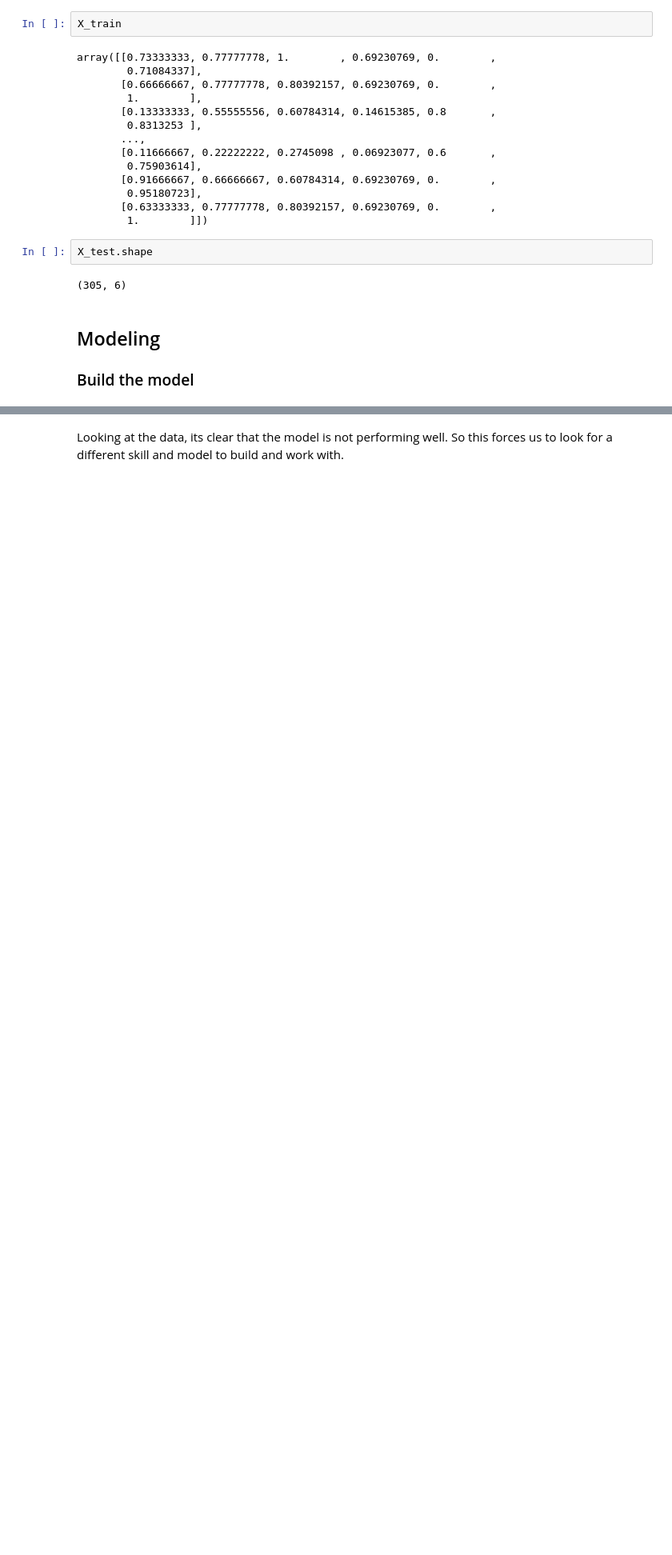
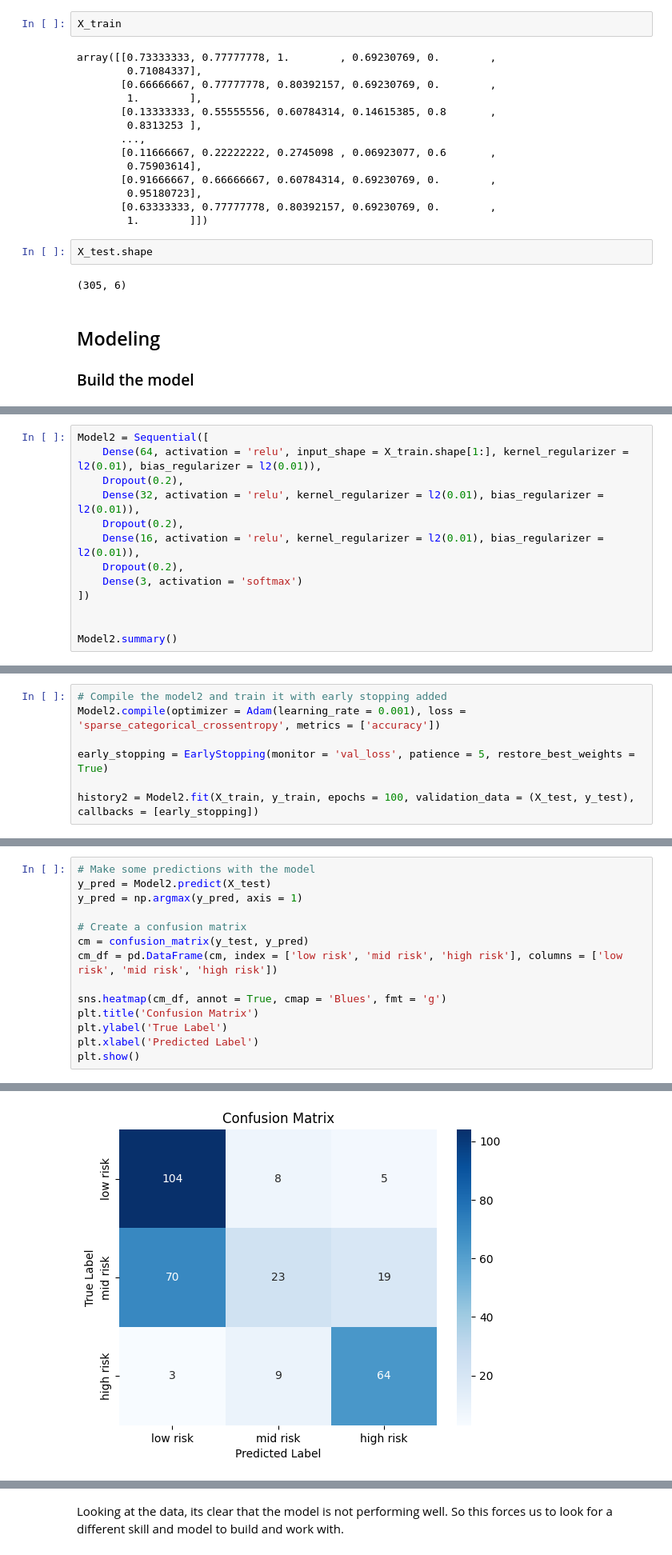
Before and after one commit to kaybrian/Maternal-Health-Risk-Data-ML-model, a Jupyter notebook: Maternal_Health_Prediction.ipynb, the cells around one changed output, grey strips where cells are left out. Shown at 80% size. Cells and saved outputs as stored; diff of their text form; blank space fills up the shorter version.

```diff
--- a/Maternal_Health_Prediction.ipynb
+++ b/Maternal_Health_Prediction.ipynb
@@ -300,0 +336,13 @@ plt.show()
+# %%
+Model2 = Sequential([
+    Dense(64, activation = 'relu', input_shape = X_train.shape[1:], kernel_regularizer = l2(0.01), bias_regularizer = l2(0.01)),
+    Dropout(0.2),
+    Dense(32, activation = 'relu', kernel_regularizer = l2(0.01), bias_regularizer = l2(0.01)),
+    Dropout(0.2),
+    Dense(16, activation = 'relu', kernel_regularizer = l2(0.01), bias_regularizer = l2(0.01)),
+    Dropout(0.2),
+    Dense(3, activation = 'softmax')
+])
+
+
+Model2.summary()
@@ -300,0 +371,7 @@ plt.show()
+# %%
+# Compile the model2 and train it with early stopping added
+Model2.compile(optimizer = Adam(learning_rate = 0.001), loss = 'sparse_categorical_crossentropy', metrics = ['accuracy'])
+
+early_stopping = EarlyStopping(monitor = 'val_loss', patience = 5, restore_best_weights = True)
+
+history2 = Model2.fit(X_train, y_train, epochs = 100, validation_data = (X_test, y_test), callbacks = [early_stopping])
@@ -300,0 +395,15 @@ plt.show()
+# %%
+# Make some predictions with the model
+y_pred = Model2.predict(X_test)
+y_pred = np.argmax(y_pred, axis = 1)
+
+# Create a confusion matrix
+cm = confusion_matrix(y_test, y_pred)
+cm_df = pd.DataFrame(cm, index = ['low risk', 'mid risk', 'high risk'], columns = ['low risk', 'mid risk', 'high risk'])
+
+sns.heatmap(cm_df, annot = True, cmap = 'Blues', fmt = 'g')
+plt.title('Confusion Matrix')
+plt.ylabel('True Label')
+plt.xlabel('Predicted Label')
+plt.show()
+# %% [output]
@@ -300,0 +411 @@ plt.show()
+[figure, added]
```
Also changed, not shown: parts of 22 cells of this notebook, 4 other files.
